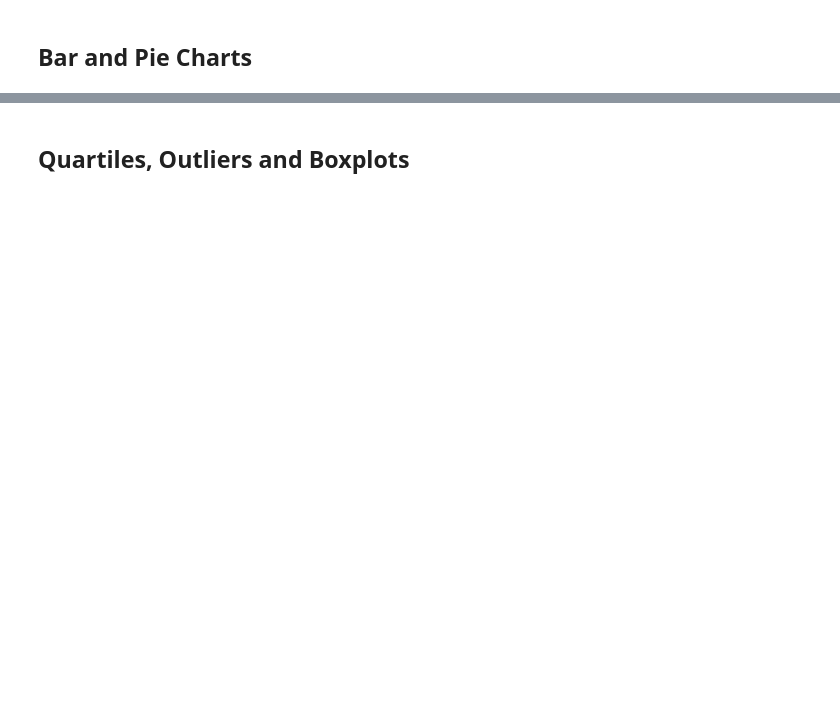
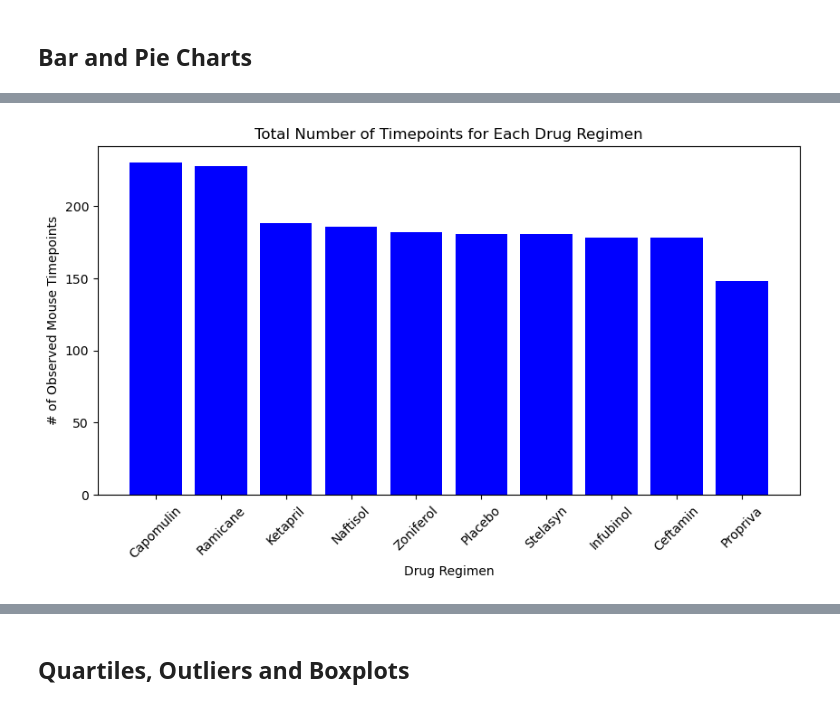
Before and after one commit to Gabriel-8813/Pymaceuticals, a Jupyter notebook: pymaceuticals_starter.ipynb, the cells around one changed output, grey strips where cells are left out. Drawn from its saved outputs; the diff is of its cells as text; code cells hidden in the pictures; blank space fills up the shorter version.

```diff
--- a/pymaceuticals_starter.ipynb
+++ b/pymaceuticals_starter.ipynb
@@ -155,2 +169,17 @@ Zoniferol     53.236507  51.818479  48.533355            6.966589  0.516398
+# %%
+# Generate a bar plot showing the total number of rows (Mouse ID/Timepoints) for each drug regimen using pyplot.
+# Group by 'Drug Regimen' and count the number of rows
+drug_regimen_counts = clean_data_df['Drug Regimen'].value_counts()
+
+# Generate the bar plot using pyplot
+plt.figure(figsize=(10, 5))
+plt.bar(drug_regimen_counts.index, drug_regimen_counts.values, color='b')
+plt.title('Total Number of Timepoints for Each Drug Regimen')
+plt.xlabel('Drug Regimen')
+plt.ylabel('# of Observed Mouse Timepoints')
+plt.xticks(rotation=45)
+plt.show()
+# %% [output]
+[figure, added]
 # %%
 # Generate a pie chart, using Pandas, showing the distribution of unique female versus male mice used in the study
```
Also changed, not shown: parts of 17 cells of this notebook.
